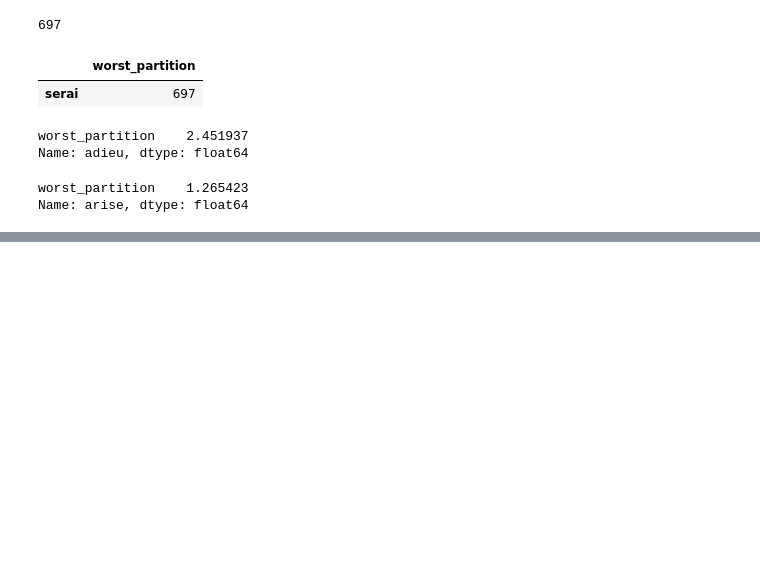
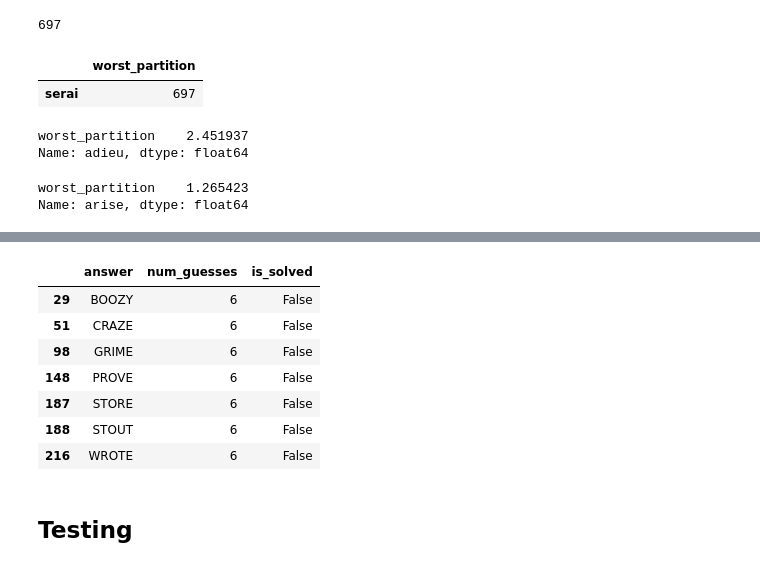
Before and after one commit to boompig/wordle-py, a Jupyter notebook: notebooks/Combinations.ipynb, the cells around one changed output, grey strips where cells are left out. Cells and saved outputs as stored; diff of their text form; code cells hidden in the pictures; blank space fills up the shorter version.

```diff
--- a/notebooks/Combinations.ipynb
+++ b/notebooks/Combinations.ipynb
@@ -312,0 +418,13 @@ fp.close()
+# %%
+solver_df[solver_df.is_solved == False]
+# %% [output]
+|  | answer | num_guesses | is_solved |
+| 29 | BOOZY | 6 | False |
+| 51 | CRAZE | 6 | False |
+| 98 | GRIME | 6 | False |
+| 148 | PROVE | 6 | False |
+| 187 | STORE | 6 | False |
+| 188 | STOUT | 6 | False |
+| 216 | WROTE | 6 | False |
+# %% [markdown]
+## Testing
```
Also changed, not shown: parts of 30 cells of this notebook, 4 other files.
